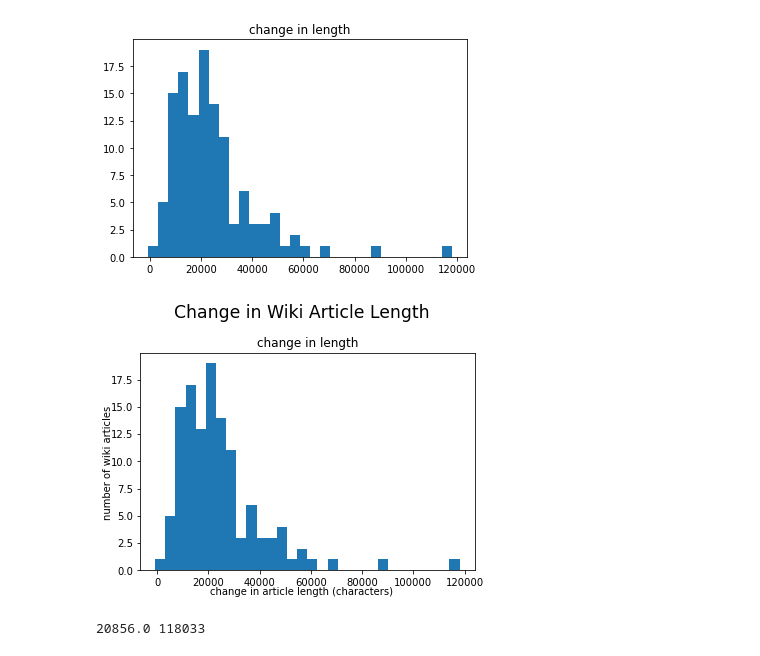
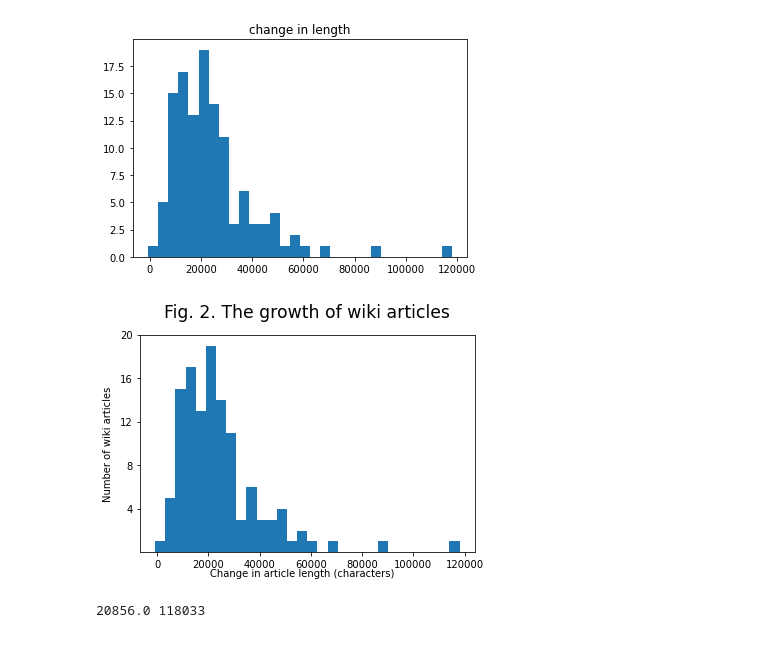
Before and after one commit to gtsueng/GeneWikiReviewSummary, a Jupyter notebook: results/Genewiki_data_misc.ipynb, the cells around one changed output. Cells and saved outputs as stored; diff of their text form; code cells hidden in the pictures.

Commit message:
update review list and figure 2

```diff
--- a/results/Genewiki_data_misc.ipynb
+++ b/results/Genewiki_data_misc.ipynb
@@ -82,18 +82,20 @@ page_diff_hist = gene_wiki_vol_info_diff.hist(column="change in length",bins=30,
 # %%
 import matplotlib.pyplot as plt
 
 # set up figure & axes
 fig, axes = plt.subplots(nrows=1, ncols=1, sharex=True, sharey=True)
 # drop sharex, sharey, layout & add ax=axes
 gene_wiki_vol_info_diff.hist(column="change in length",bins=30,grid=False, ax=axes)
 # set title and axis labels
-plt.suptitle('Change in Wiki Article Length', x=0.5, y=1.05, ha='center', fontsize='xx-large')
-fig.text(0.5, 0.04, 'change in article length (characters)', ha='center')
-fig.text(0.04, 0.5, 'number of wiki articles', va='center', rotation='vertical')
+plt.title('Fig. 2. The growth of wiki articles', x=0.5, y=1.05, ha='center', fontsize='xx-large')
+axes.set_yticks([4,8,12,16,20])
+#axes.set_xticks([20000,40000,60000,80000,100000,120000])
+fig.text(0.5, 0.04, 'Change in article length (characters)', ha='center')
+fig.text(0.04, 0.5, 'Number of wiki articles', va='center', rotation='vertical')
 plt.savefig('length_change_histogram.png', dpi=300) #### Note this figure has no labels, nothing
 plt.show()
 # %% [output]
-[figure, old version]
+[figure, new version]
 # %%
 avg_diff = gene_wiki_vol_info_diff["change in length"].median()
 max_diff = gene_wiki_vol_info_diff["change in length"].max()
```
Also changed, not shown: 2 other files.
